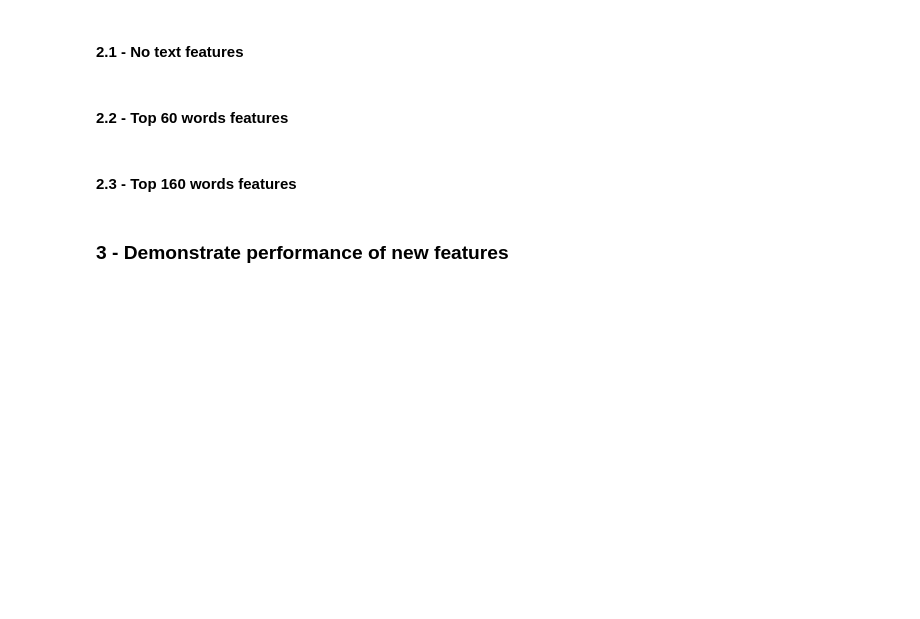
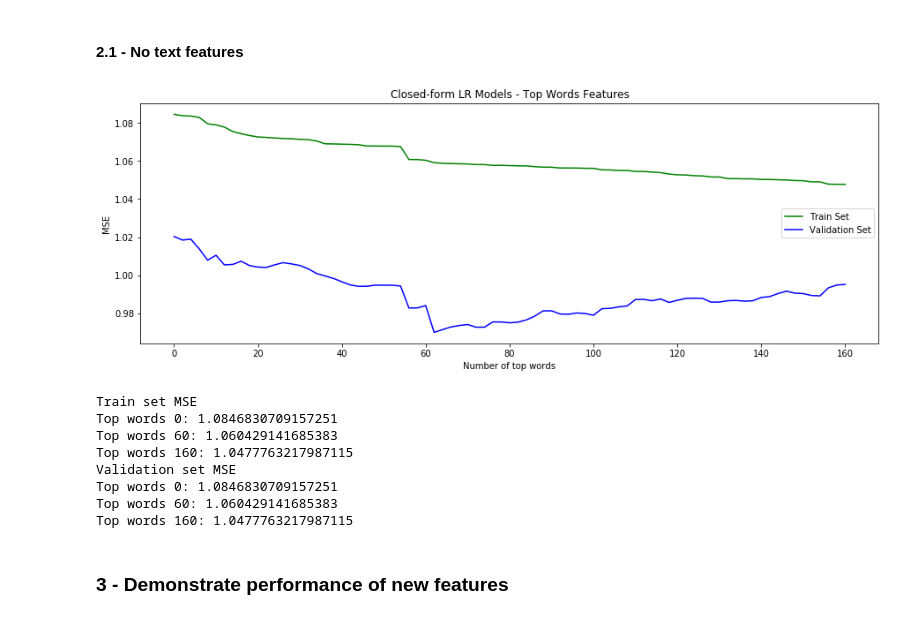
Before and after one commit to abbasyadollahi/comp-551, a Jupyter notebook: src/experiments.ipynb, the cells around one changed output. Saved outputs shown, nothing was run; the diff lists cells and outputs as text; code cells hidden in the pictures; blank space fills up the shorter version.

Commit message:
Models for top words features

```diff
--- a/src/experiments.ipynb
+++ b/src/experiments.ipynb
@@ -229,2 +225,0 @@ w_closed = linear_closed_form(X_train_0, y_train_0)
-# %% [markdown]
-#### 2.2 - Top 60 words features
@@ -235,2 +225,0 @@ w_closed = linear_closed_form(X_train_60, y_train_60)
-# %% [markdown]
-#### 2.3 - Top 160 words features
@@ -241,3 +226,53 @@ w_closed = linear_closed_form(X_train_160, y_train_160)
+# %%
+mse_train = []
+mse_valid = []
+
+step = 2
+num_features = list(range(0, 161, step))
+
+for i in num_features:
+    X_train_i, y_train_i = ppd.compute_features(train, extra_features=False, num_word_features=i)
+    X_valid_i, y_valid_i = ppd.compute_features(validation, extra_features=False, num_word_features=i)
+    w_i = linear_closed_form(X_train_i, y_train_i)
+
+    # Compute MSE on train set
+    y_train_i = np.matmul(X_train_i, w_i)
+    mse_train_i = np.sum((y_train_i - y_train)**2)/len(y_train)
+
+    # Compute MSE on validation set
+    y_valid_i = np.matmul(X_valid_i, w_i)
+    mse_valid_i = np.sum((y_valid_i - y_valid)**2)/len(y_valid)
+
+    mse_train.append(mse_train_i)
+    mse_valid.append(mse_valid_i)
+
+plt.figure(figsize=(15,5))
+plt.plot(num_features, mse_train, 'g-', label='Train Set')
+plt.plot(num_features, mse_valid, 'b-', label='Validation Set')
+plt.legend(loc='center right')
+plt.title('Closed-form LR Models - Top Words Features')
+plt.xlabel('Number of top words'), plt.ylabel('MSE')
+plt.show()
+
+print('Train set MSE')
+print(f'Top words 0: {mse_train[0]}')
+print(f'Top words 60: {mse_train[60//step]}')
+print(f'Top words 160: {mse_train[160//step]}')
+
+print('Validation set MSE')
+print(f'Top words 0: {mse_train[0]}')
+print(f'Top words 60: {mse_train[60//step]}')
+print(f'Top words 160: {mse_train[160//step]}')
+# %% [output]
+[figure, added]
+Train set MSE
+Top words 0: 1.0846830709157251
+Top words 60: 1.060429141685383
+Top words 160: 1.0477763217987115
+Validation set MSE
+Top words 0: 1.0846830709157251
+Top words 60: 1.060429141685383
+Top words 160: 1.0477763217987115
 # %% [markdown]
 ### 3 - Demonstrate performance of new features
 # %%
```
Also changed, not shown: parts of 22 cells of this notebook.
